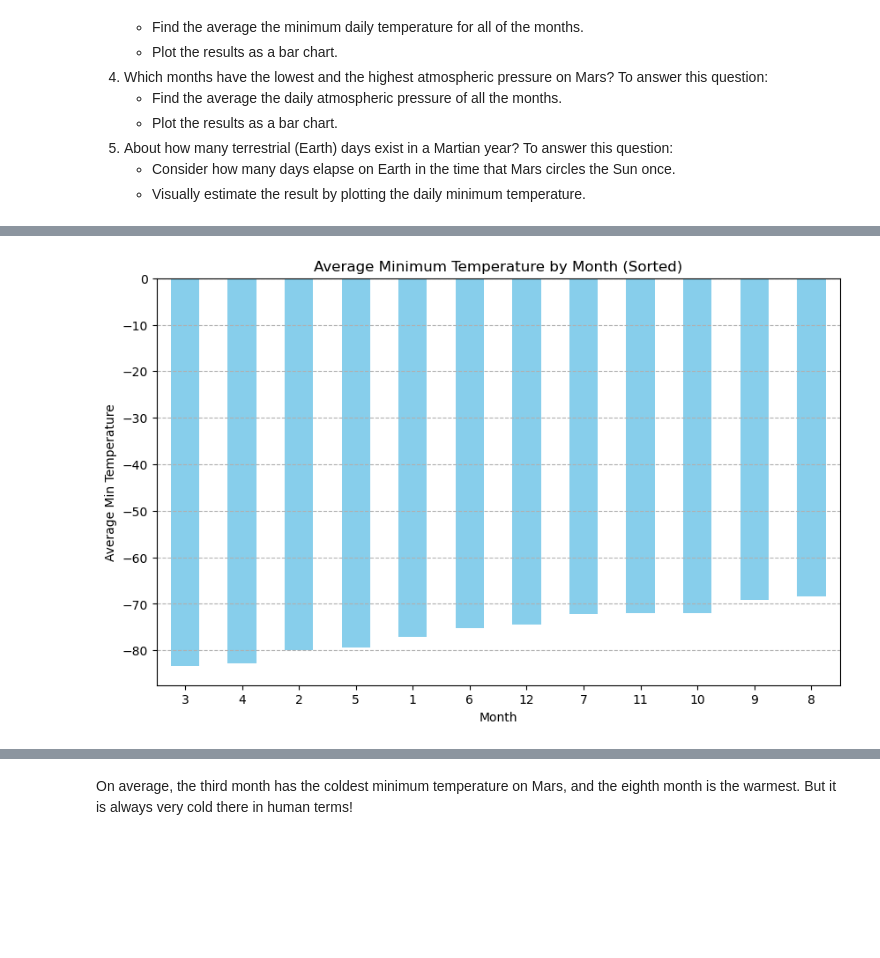
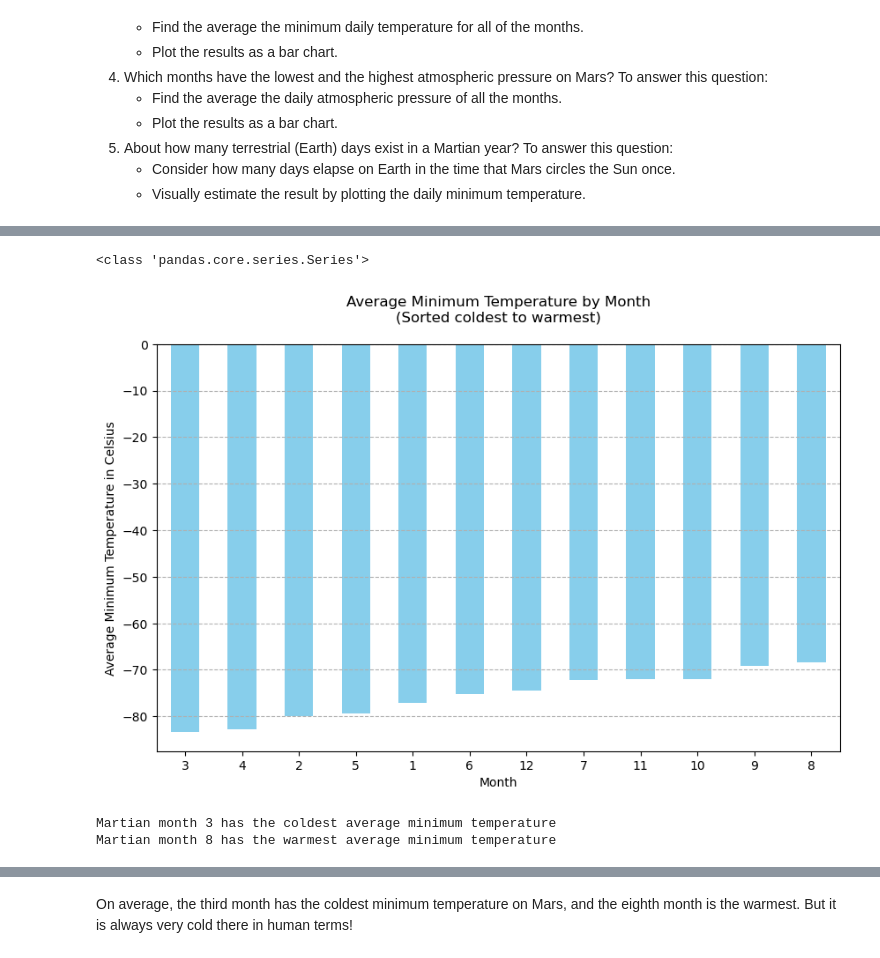
Before and after one commit to MarkOlsonMN/web-browse-scrape-challenge, a Jupyter notebook: mars_news_weather/part_2_mars_weather.ipynb, the cells around one changed output, grey strips where cells are left out. Cells and saved outputs as stored; diff of their text form; code cells hidden in the pictures; blank space fills up the shorter version.

```diff
--- a/mars_news_weather/part_2_mars_weather.ipynb
+++ b/mars_news_weather/part_2_mars_weather.ipynb
@@ -220,2 +136,14 @@ dtype: object
+# %%
+# Change data types for data analysis
+
+# Convert columns to specific data types
+df['terrestrial_date'] = pd.to_datetime(df['terrestrial_date'])
+
+df['sol'] = df['sol'].astype('int64')
+df['ls'] = df['ls'].astype('int64')
+df['month'] = df['month'].astype('int64')
+
+df['min_temp'] = df['min_temp'].astype(float)
+df['pressure'] = df['pressure'].astype(float)
 # %%
 # Confirm type changes were successful by examining data types again
@@ -364,20 +260,25 @@ plt.show()
 # %%
 # Identify the coldest and hottest months in Curiosity's location
-
-# # Sort by average min_temp in descending order
-# avg_min_temp_by_month_sorted = avg_min_temp_by_month.sort_values(ascending=False)
 
 # Sort by average min_temp in ascending order
 avg_min_temp_by_month_sorted = avg_min_temp_by_month.sort_values(ascending=True)
 
+print( type(avg_min_temp_by_month_sorted) )
+
 # Plotting
 avg_min_temp_by_month_sorted.plot(kind='bar', figsize=(10, 6), color='skyblue')
-plt.title('Average Minimum Temperature by Month (Sorted)')
+plt.title('Average Minimum Temperature by Month\n(Sorted coldest to warmest)\n')
 plt.xlabel('Month')
-plt.ylabel('Average Min Temperature')
+plt.ylabel('Average Minimum Temperature in Celsius')
 plt.xticks(rotation=0)
 plt.grid(axis='y', linestyle='--')
 
 plt.show()
+
+print("Martian month 3 has the coldest average minimum temperature")
+print("Martian month 8 has the warmest average minimum temperature")
 # %% [output]
+<class 'pandas.core.series.Series'>
-[figure, old version]
+[figure, new version]
+Martian month 3 has the coldest average minimum temperature
+Martian month 8 has the warmest average minimum temperature
```
Also changed, not shown: parts of 31 cells of this notebook, 2 other files.
